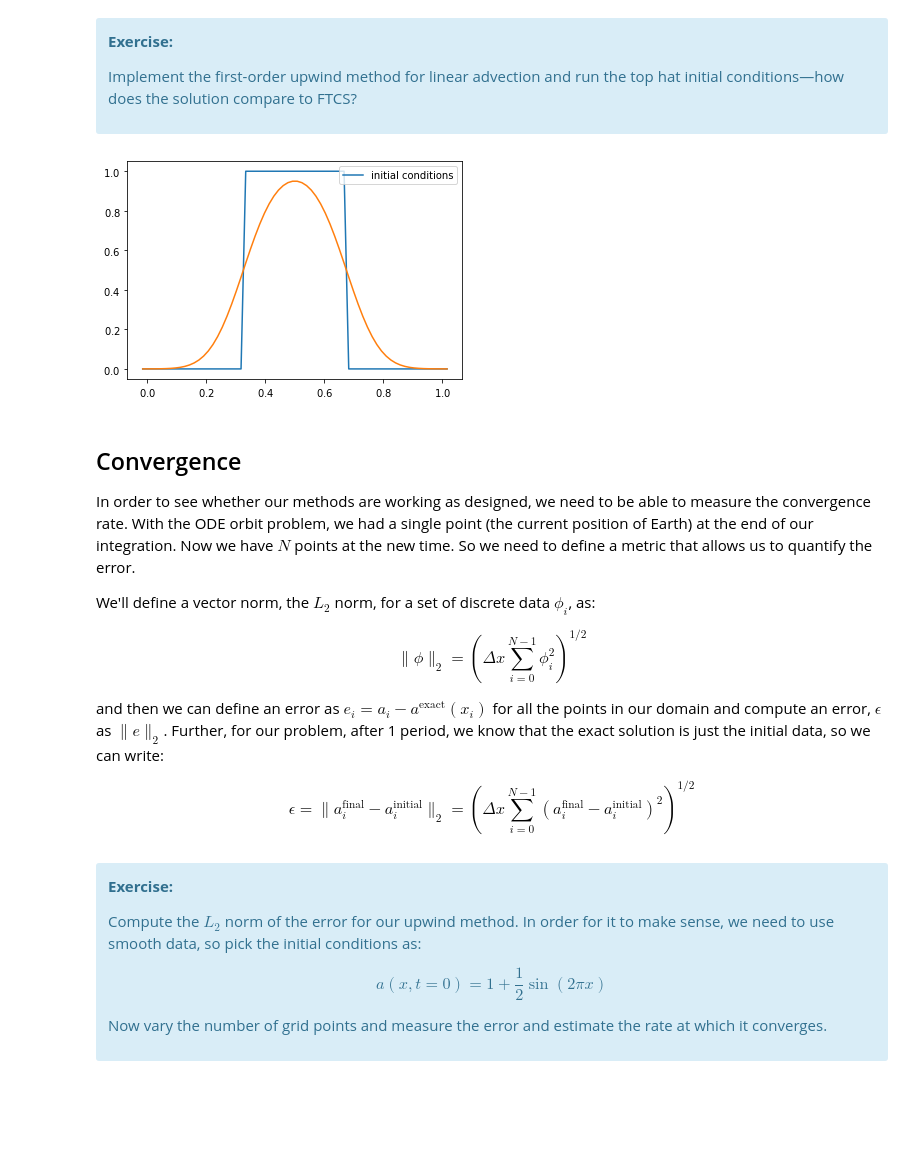
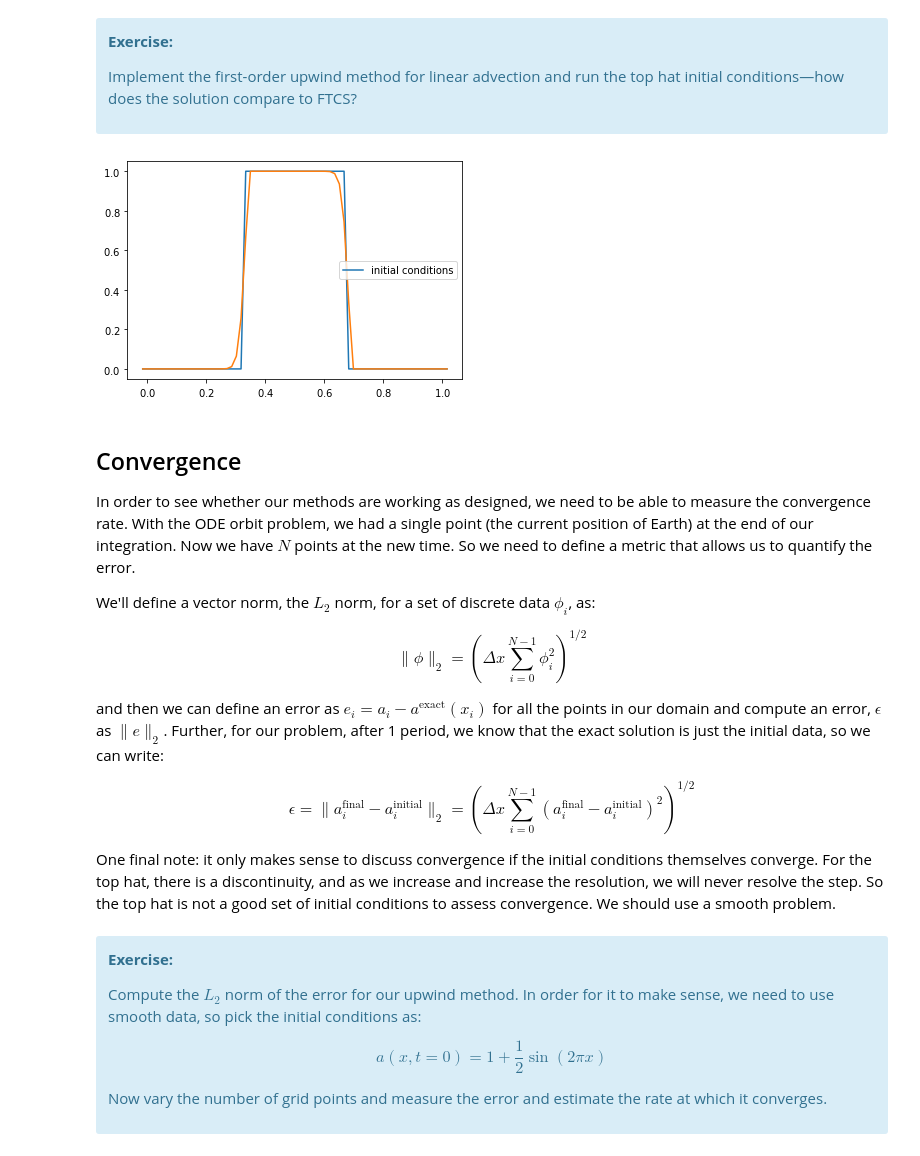
Before and after one commit to zingale/comp_astro_tutorial, a Jupyter notebook: content/05-advection/05-advection-partI.ipynb, the cells around one changed output. Saved outputs shown, nothing was run; the diff lists cells and outputs as text; code cells hidden in the pictures; blank space fills up the shorter version.

```diff
--- a/content/05-advection/05-advection-partI.ipynb
+++ b/content/05-advection/05-advection-partI.ipynb
@@ -102,8 +109,8 @@ class FDGrid:
         fig = plt.figure()
         ax = fig.add_subplot(111)
 
-        ax.plot(self.x, self.ainit, label="initial conditions")
-        ax.plot(self.x, self.a)
+        ax.plot(self.x[self.ilo:self.ihi+1], self.ainit[self.ilo:self.ihi+1], label="initial conditions")
+        ax.plot(self.x[self.ilo:self.ihi+1], self.a[self.ilo:self.ihi+1])
         ax.legend()
         return fig
 # %% [markdown]
@@ -121,7 +130,7 @@ def ftcs_advection(nx, u, C, num_periods=1.0, init_cond=None):
     # time info
     dt = C*g.dx/u
     t = 0.0
-    tmax = num_periods*(g.xmax - g.xmin)/u
+    tmax = num_periods*(g.xmax - g.xmin)/np.abs(u)
 
     # initialize the data
     init_cond(g)
@@ -295,14 +304,14 @@ def upwind_advection(nx, u, C, num_periods=1.0, init_cond=None):
 
     return g
 # %%
-C = 0.5
+C = 0.99
 u = 1.0
 nx = 64
 
 g = upwind_advection(nx, u, C, init_cond=tophat)
 fig = g.plot()
 # %% [output]
-[figure, old version]
+[figure, new version]
 # %% [markdown]
 ## Convergence
 
@@ -316,6 +325,8 @@ and then we can define an error as $e_i = a_i - a^\mathrm{exact}(x_i)$ for all t
 
 $$\epsilon = \| a_i^\mathrm{final} - a_i^\mathrm{initial} \|_2
    = \left ( \Delta x \sum_{i=0}^{N-1} (a_i^\mathrm{final} - a_i^\mathrm{initial} )^2 \right )^{1/2}$$
+
+One final note: it only makes sense to discuss convergence if the initial conditions themselves converge.  For the top hat, there is a discontinuity, and as we increase and increase the resolution, we will never resolve the step.  So the top hat is not a good set of initial conditions to assess convergence.  We should use a smooth problem.
 # %% [markdown]
 <div class="alert alert-block alert-info">
 
```
Also changed, not shown: parts of 8 cells of this notebook, 2 other files.
